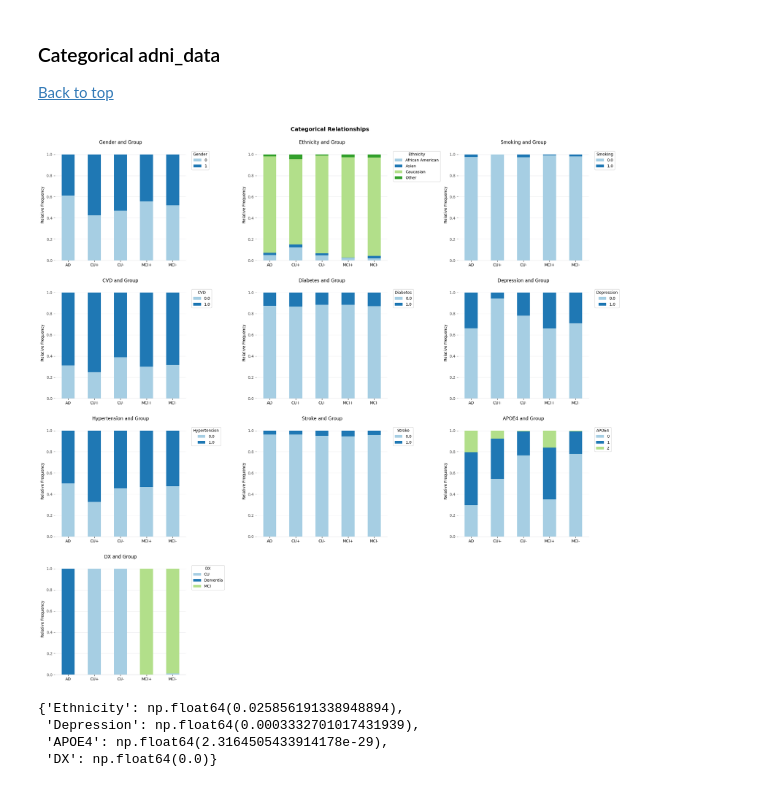
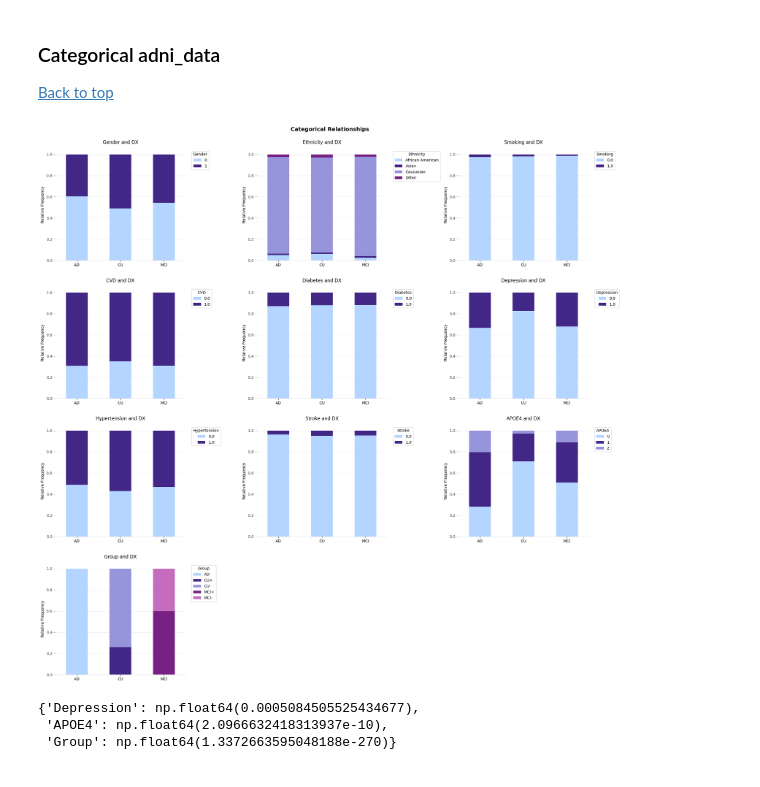
Before and after one commit to mardelmir/EDA_Project, a Jupyter notebook: src/notebooks/03_Bivariate_Analysis.ipynb, the cells around one changed output. Cells and saved outputs as stored; diff of their text form; code cells hidden in the pictures.

```diff
--- a/src/notebooks/03_Bivariate_Analysis.ipynb
+++ b/src/notebooks/03_Bivariate_Analysis.ipynb
@@ -33,7 +40,9 @@ import utils.viz_tools as vt
 
 df_main = pd.read_csv('../data/processed/main_data.csv')
 df_bm = pd.read_csv('../data/processed/biomarker_data.csv')
-df_adni = pd.read_csv('../data/processed/adni_data.csv')
+df_adni = pd.read_csv('../data/processed/adni_clean_data.csv')
+# %%
+palette = ['#b4d5ff', '#432786', '#9694DB', '#772183', '#C46CBE']
 # %% [markdown]
 ## Categorical variables
 
@@ -101,17 +110,16 @@ adni_classification = dt.classify_by_cardinality(df_adni)
 column_selection = adni_classification.loc[adni_classification['Suggested Type'].isin(['Binary', 'Categorical'])]
 categorical_adni = column_selection.index.to_list()
 # %%
-vt.plot_categorical_relationship_stacked(df_adni, 'Group', categorical_adni, relative = True, palette = 'Paired');
+vt.plot_categorical_relationship_stacked(df_adni, 'DX', categorical_adni, relative = True, palette = palette);
 # %% [output]
-[figure, old version]
+[figure, new version]
 # %%
-adni = dt.categorical_correlation(df_adni, 'Group', categorical_adni)
+adni = dt.categorical_correlation_test(df_adni, 'DX', categorical_adni)
 adni[0]
 # %% [output]
-{'Ethnicity': np.float64(0.025856191338948894),
- 'Depression': np.float64(0.0003332701017431939),
- 'APOE4': np.float64(2.3164505433914178e-29),
- 'DX': np.float64(0.0)}
+{'Depression': np.float64(0.0005084505525434677),
+ 'APOE4': np.float64(2.0966632418313937e-10),
+ 'Group': np.float64(1.3372663595048188e-270)}
 # %%
 for variable in adni[1]:
     print(f'P-value of {variable}: {adni[1][variable]['p']}')
```
Also changed, not shown: parts of 38 cells of this notebook, 8 other files.
